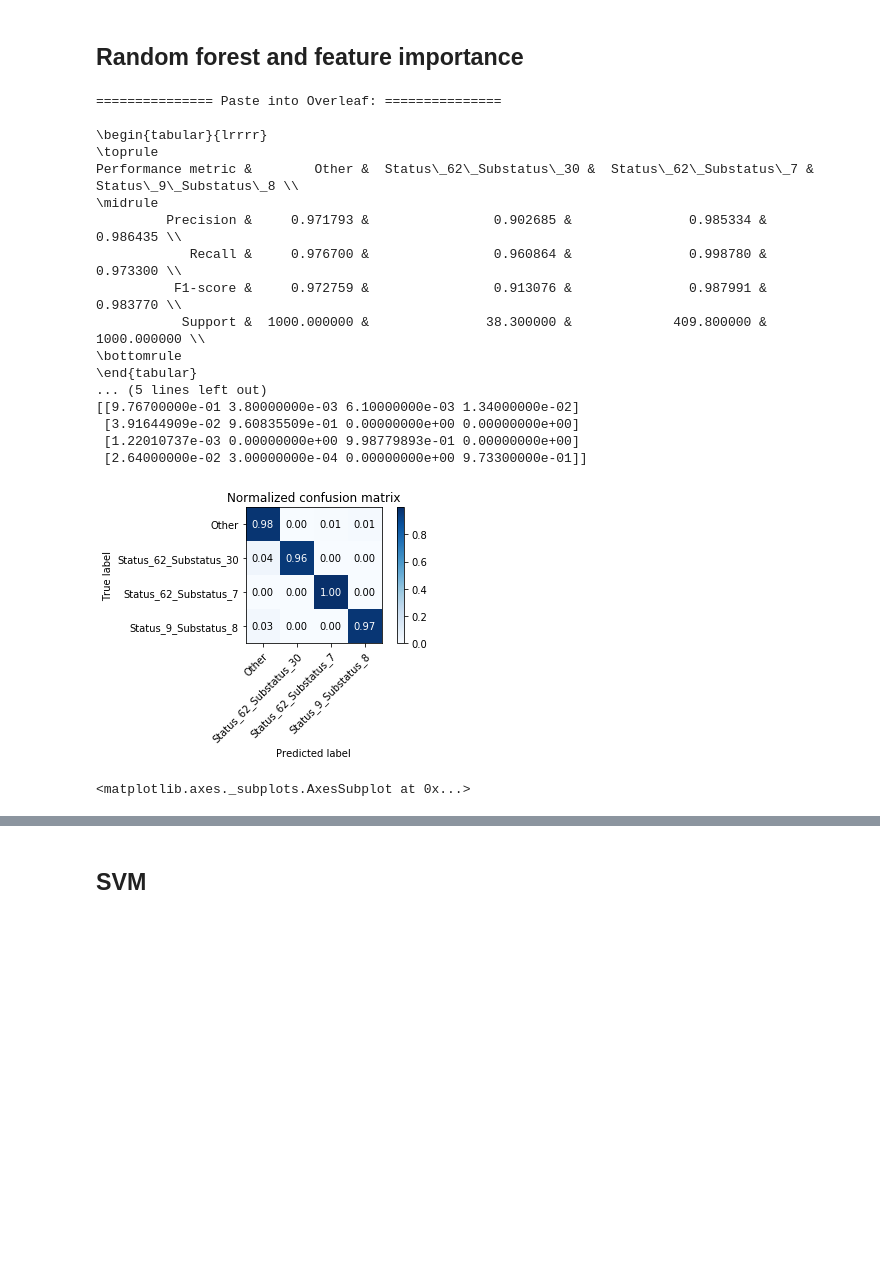
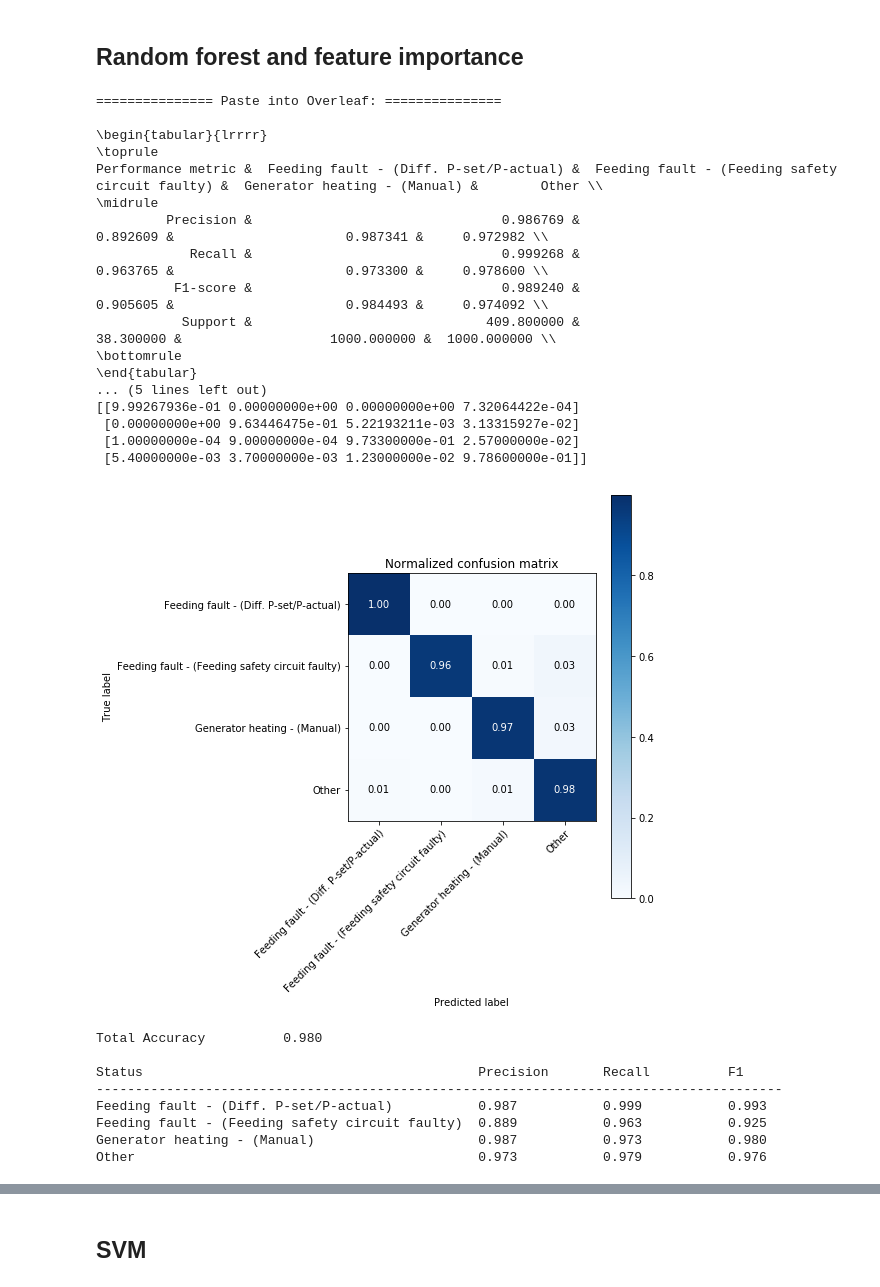
Before and after one commit to StianIsmar/project-thesis, a Jupyter notebook: TE/models/run_models_stian.ipynb, the cells around one changed output, grey strips where cells are left out. Cells and saved outputs as stored; diff of their text form; code cells hidden in the pictures; blank space fills up the shorter version.

Commit message:
parsed status codes to description

```diff
--- a/TE/models/run_models_stian.ipynb
+++ b/TE/models/run_models_stian.ipynb
@@ -136,44 +147,52 @@ dtype: int64
 # %%
 from sklearn.ensemble import RandomForestClassifier
 
 rf = RandomForestClassifier(n_estimators=10, random_state=12)
 
 # Smote is on the cross validation
-df_rf, y_true, y_pred = performance_measure.cross_validate_model(rf,X,y,smote=True)
+df_rf, y_true, y_pred = performance_measure.cross_validate_model(rf,X,y,smote=True,convertStatus=True)
 performance_measure.confusion_matrix(y_true,y_pred)
 
 # rf = random_forest_method.get_rf_model(pd.DataFrame(X_train_smote1,columns=X_train.columns), pd.DataFrame(X_test_smote1,columns=X_train.columns), y_train_smote1, y_test_smote1)
 # rf1 = random_forest_method.get_rf_model(X_train, X_test, y_train, y_test)
 
 # Combine training and test data for cross validation:
 
 rf.fit(X_smote,y_smote)
 
 columns = X.columns
 feature_importances = random_forest_method.get_feature_importances(rf, columns)
 #feature_importances.head()
 #performance_measure.confusion_matrix(y_true,y_pred,normalize=True)
-performance_measure.plot_confusion_matrix(y_true,y_pred,normalize=True)
+performance_measure.plot_confusion_matrix(y_true,y_pred,normalize=True,convertStatus=True,name='RF')
+performance_measure.get_performance_measures(y_true, y_pred,convertStatus=True)
 # %% [output]
 =============== Paste into Overleaf: ===============
 
 \begin{tabular}{lrrrr}
 \toprule
-Performance metric &        Other &  Status\_62\_Substatus\_30 &  Status\_62\_Substatus\_7 &  Status\_9\_Substatus\_8 \\
+Performance metric &  Feeding fault - (Diff. P-set/P-actual) &  Feeding fault - (Feeding safety circuit faulty) &  Generator heating - (Manual) &        Other \\
 \midrule
-         Precision &     0.971793 &                0.902685 &               0.985334 &              0.986435 \\
-            Recall &     0.976700 &                0.960864 &               0.998780 &              0.973300 \\
-          F1-score &     0.972759 &                0.913076 &               0.987991 &              0.983770 \\
-           Support &  1000.000000 &               38.300000 &             409.800000 &           1000.000000 \\
+         Precision &                                0.986769 &                                         0.892609 &                      0.987341 &     0.972982 \\
+            Recall &                                0.999268 &                                         0.963765 &                      0.973300 &     0.978600 \\
+          F1-score &                                0.989240 &                                         0.905605 &                      0.984493 &     0.974092 \\
+           Support &                              409.800000 &                                        38.300000 &                   1000.000000 &  1000.000000 \\
 \bottomrule
 \end{tabular}
 ... (5 lines left out)
-[[9.76700000e-01 3.80000000e-03 6.10000000e-03 1.34000000e-02]
- [3.91644909e-02 9.60835509e-01 0.00000000e+00 0.00000000e+00]
- [1.22010737e-03 0.00000000e+00 9.98779893e-01 0.00000000e+00]
- [2.64000000e-02 3.00000000e-04 0.00000000e+00 9.73300000e-01]]
+[[9.99267936e-01 0.00000000e+00 0.00000000e+00 7.32064422e-04]
+ [0.00000000e+00 9.63446475e-01 5.22193211e-03 3.13315927e-02]
+ [1.00000000e-04 9.00000000e-04 9.73300000e-01 2.57000000e-02]
+ [5.40000000e-03 3.70000000e-03 1.23000000e-02 9.78600000e-01]]
-[figure, old version]
+[figure, new version]
-<matplotlib.axes._subplots.AxesSubplot at 0x...>
+Total Accuracy          0.980
+
+Status                                           Precision       Recall          F1
+----------------------------------------------------------------------------------------
+Feeding fault - (Diff. P-set/P-actual)           0.987           0.999           0.993
+Feeding fault - (Feeding safety circuit faulty)  0.889           0.963           0.925
+Generator heating - (Manual)                     0.987           0.973           0.980
+Other                                            0.973           0.979           0.976
 # %%
 pandas_to_latex.df_to_latex(feature_importances.head())
 # %% [output]
```
Also changed, not shown: parts of 23 cells of this notebook, 12 other files.
